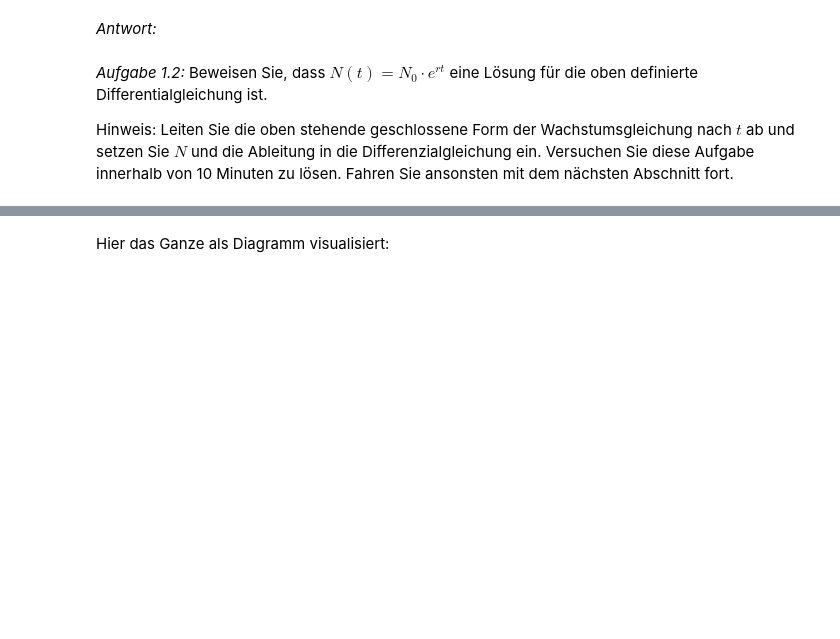
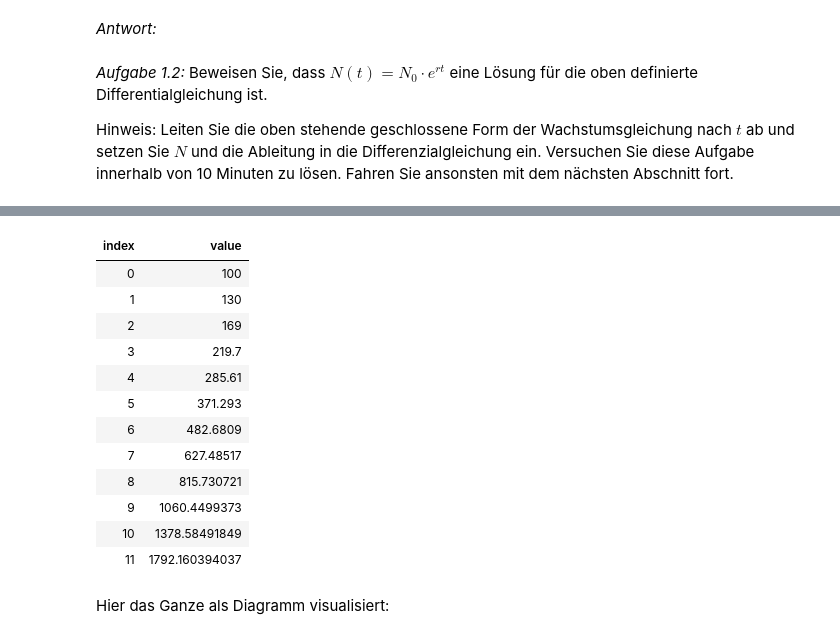
Before and after one commit to CSBiology/BIO-MBP-06-U-2, a Jupyter notebook: notebooks/day1/Growth_ODEs_Basics.ipynb, the cells around one changed output, grey strips where cells are left out. Saved outputs shown, nothing was run; the diff lists cells and outputs as text; code cells hidden in the pictures; blank space fills up the shorter version.

```diff
--- a/notebooks/day1/Growth_ODEs_Basics.ipynb
+++ b/notebooks/day1/Growth_ODEs_Basics.ipynb
@@ -116,28 +122,42 @@ Im Codeblock unten finden Sie das Euler-Verfahren als Code und der vollständige
 # %%
 // wir setzen unseren Faktor r:
 let r = 0.3
 
-// wir setzen das t0 von unserem Punkt P0, der ja (0|1) war:
+// wir setzen das t0 von unserem Punkt P0, der ja (0|100) war:
 let t0 = 0.
 
 // und das dazugehörige y0 (der Startwert unserer Bakteriendichte):
 let y0 = 100.
 
 // die Schrittweite war 1:
 let h = 1.
 
 // und wir wollen 10 Iterationsschritte berechnen:
 let n = 10.
 
 // Lassen Sie sich nicht vom Code verwirren. Wichtig ist hier nur, dass der Algorithmus dem Euler-Verfahren entspricht.
 let berechneEuler x0 y0 f h n =
     [|x0 .. h .. x0 + (n / (1. / h))|]
     |> Array.scan (
         fun acc x ->
             acc + h * (f acc)
     ) y0
 
 berechneEuler t0 y0 (fun t -> r * t) h n
+# %% [output]
+| index | value |
+| 0 | 100 |
+| 1 | 130 |
+| 2 | 169 |
+| 3 | 219.7 |
+| 4 | 285.61 |
+| 5 | 371.293 |
+| 6 | 482.6809 |
+| 7 | 627.48517 |
+| 8 | 815.730721 |
+| 9 | 1060.4499373 |
+| 10 | 1378.58491849 |
+| 11 | 1792.160394037 |
 # %% [markdown]
 Hier das Ganze als Diagramm visualisiert:
 # %%
```
Also changed, not shown: parts of 11 cells of this notebook, 2 other files.
